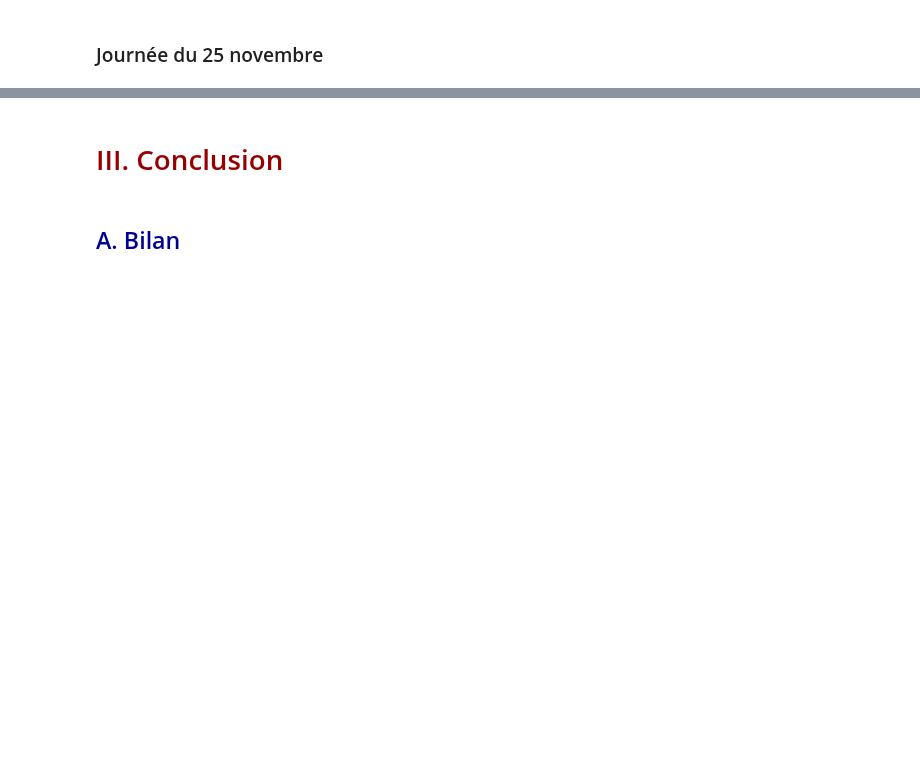
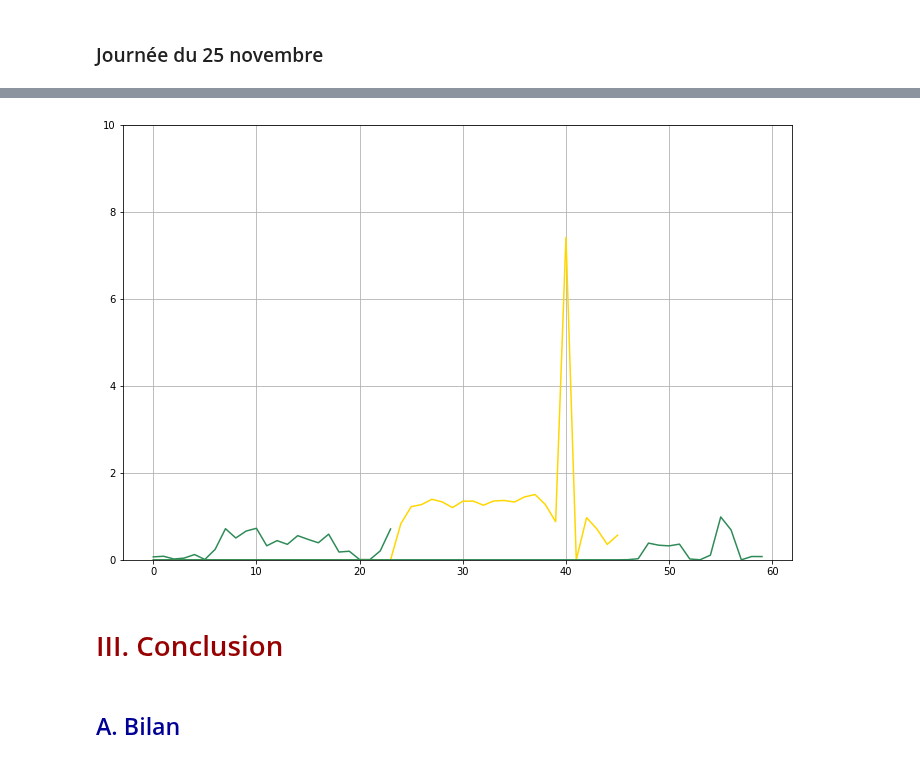
Before and after one commit to AmigoCap/GPSFlow, a Jupyter notebook: 4-StayPoint.ipynb, the cells around one changed output, grey strips where cells are left out. Saved outputs shown, nothing was run; the diff lists cells and outputs as text; code cells hidden in the pictures; blank space fills up the shorter version.

```diff
--- a/4-StayPoint.ipynb
+++ b/4-StayPoint.ipynb
@@ -307,3 +364,20 @@ On remarque donc que l'algorithme semble très bien fonctionner pour la détecti
+# %%
+(l,a)=speedClass.agglomerateSpeedSegments(lFirstSpeedSegmentation)
+# %%
+colorListSpeed=[
+    'seagreen',
+    'gold',
+    'tomato'
+]
+# %%
+plt.figure(figsize=(12,8))
+plt.grid(True)
+plt.ylim(0,10)
+for ii, plots in enumerate(l):
+    plt.plot(plots,colorListSpeed[a[ii]])
+plt.show()
+# %% [output]
+[figure, added]
 # %% [markdown]
 <h1 style="color:rgb(150,0,0)">  III. Conclusion</h1>
 # %% [markdown]
```
Also changed, not shown: parts of 12 cells of this notebook.
